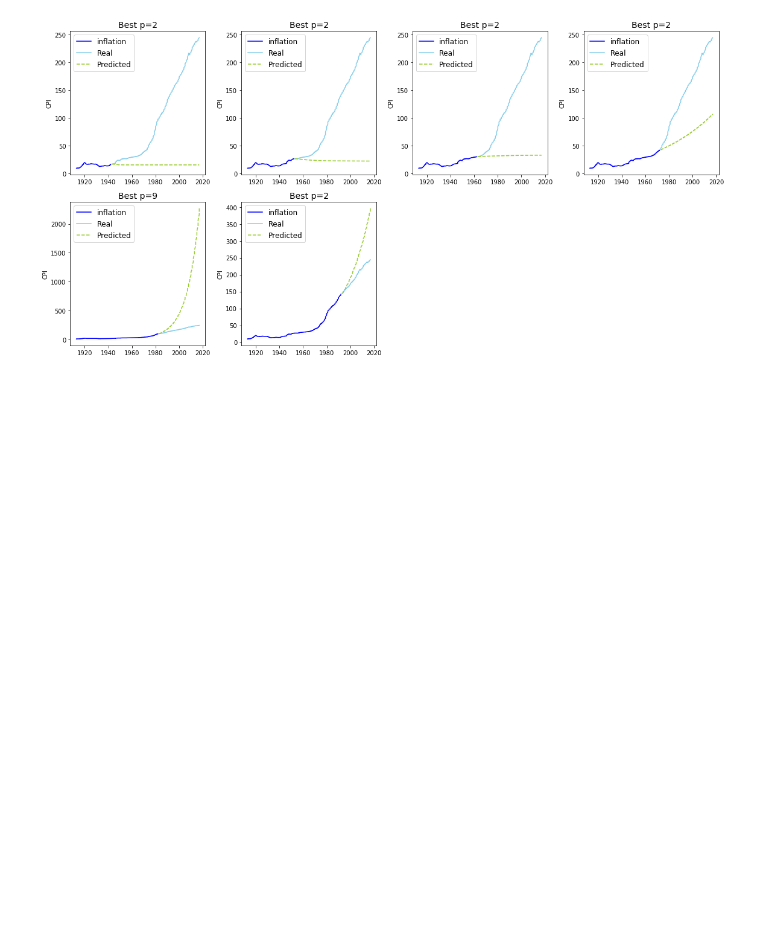
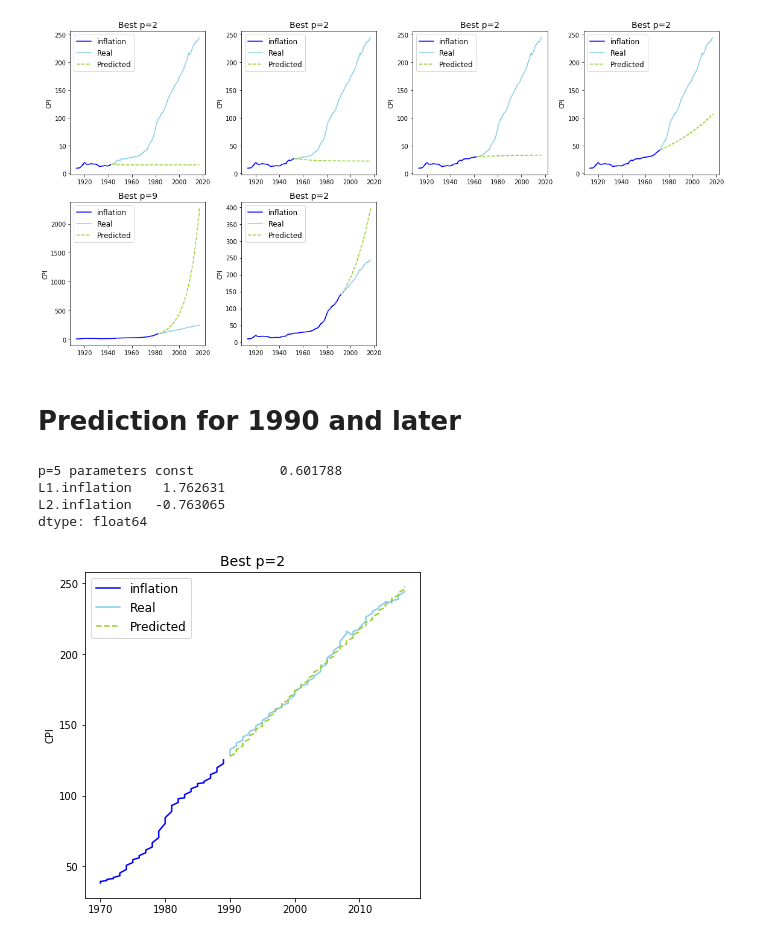
Before and after one commit to TangoJP/experimenting_ARIMA, a Jupyter notebook: AR_semiannual_data.ipynb, the cells around one changed output. Saved outputs shown, nothing was run; the diff lists cells and outputs as text; code cells hidden in the pictures; blank space fills up the shorter version.

Commit message:
Use data after 1970.

```diff
--- a/AR_semiannual_data.ipynb
+++ b/AR_semiannual_data.ipynb
@@ -208,3 +208,31 @@ L1.inflation    1.777801
 L2.inflation   -0.772497
 dtype: float64
 [figure]
+# %% [markdown]
+# Prediction for 1990 and later
+# %%
+fig = plt.figure(figsize=(6, 6))
+d1 = data['inflation'].iloc[114:154]
+d2 = data['inflation'].iloc[154:]
+start = d2.index[0]
+end = d2.index[-2]
+
+model = smt.AR(d1, dates=d1.index)
+fit_model = model.fit(ic='aic', maxiter=200)
+prediction = fit_model.predict(start=start, end=end)
+
+ax = fig.add_subplot(1, 1, 1)
+ax.plot(d1.index.year, d1, color='blue')
+ax.plot(d2.index.year, d2, color='skyblue', label='Real')
+ax.plot(d2.index[1:].year, prediction, ls='--', color='yellowgreen', label='Predicted')
+ax.legend(loc='upper left', fontsize=12)
+ax.set_title('Best p=%d' % (fit_model.k_ar), fontsize=14)
+ax.set_ylabel('CPI')
+
+print('p=%d parameters' % i, fit_model.params)
+# %% [output]
+p=5 parameters const           0.601788
+L1.inflation    1.762631
+L2.inflation   -0.763065
+dtype: float64
+[figure, added]
```
Also changed, not shown: parts of 2 cells of this notebook.
